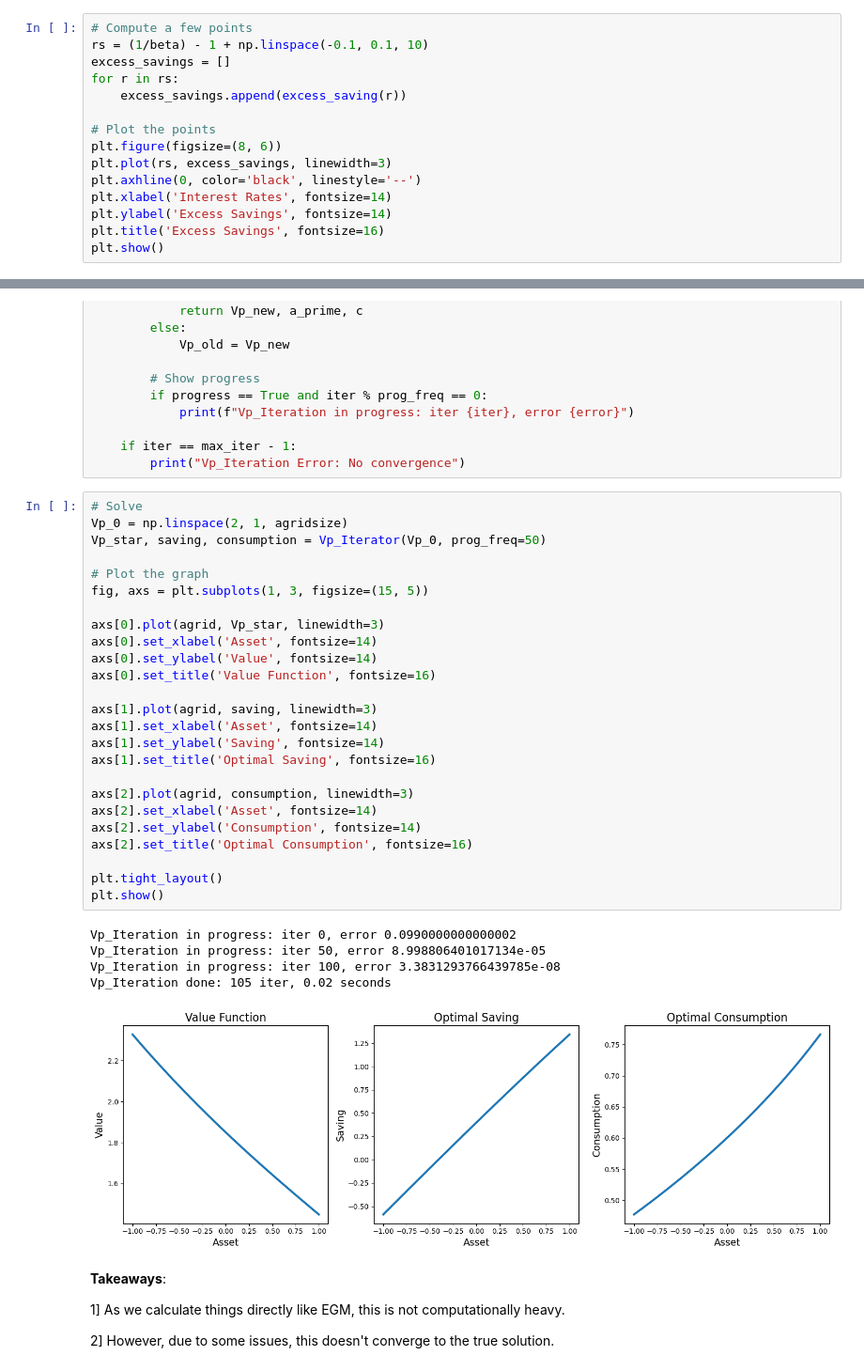
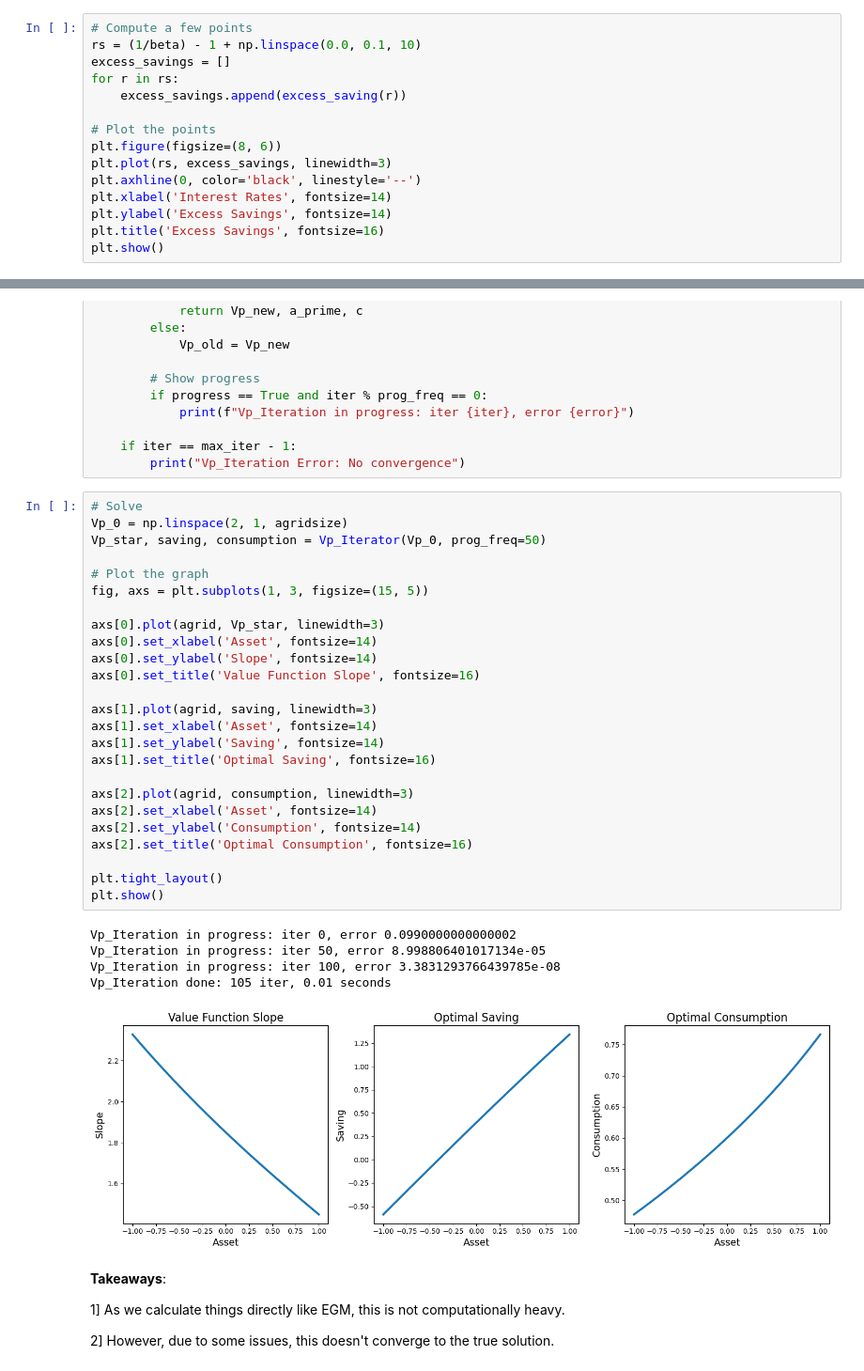
Before and after one commit to youngdoochoi05/Econ-281, a Jupyter notebook: Computation/Homeworks/hw2.ipynb, the cells around one changed output, grey strips where cells are left out. Shown at 94% size. Drawn from its saved outputs; the diff is of its cells as text.

```diff
--- a/Computation/Homeworks/hw2.ipynb
+++ b/Computation/Homeworks/hw2.ipynb
@@ -398,7 +398,7 @@ def excess_saving(r, agrid=agrid, EGM_Iteration=EGM_Iteration):
     return excess_saving
 # %%
 # Compute a few points
-rs = (1/beta) - 1 + np.linspace(-0.1, 0.1, 10)
+rs = (1/beta) - 1 + np.linspace(0.0, 0.1, 10)
 excess_savings = []
 for r in rs:
     excess_savings.append(excess_saving(r))
@@ -486,34 +486,34 @@ def Vp_Iterator(Vp_0, beta=beta, r=r, y=y, agrid=agrid, max_iter=max_iter, tol=t
 # %%
 # Solve
 Vp_0 = np.linspace(2, 1, agridsize)
 Vp_star, saving, consumption = Vp_Iterator(Vp_0, prog_freq=50)
 
 # Plot the graph
 fig, axs = plt.subplots(1, 3, figsize=(15, 5))
 
 axs[0].plot(agrid, Vp_star, linewidth=3)
 axs[0].set_xlabel('Asset', fontsize=14)
-axs[0].set_ylabel('Value', fontsize=14)
-axs[0].set_title('Value Function', fontsize=16)
+axs[0].set_ylabel('Slope', fontsize=14)
+axs[0].set_title('Value Function Slope', fontsize=16)
 
 axs[1].plot(agrid, saving, linewidth=3)
 axs[1].set_xlabel('Asset', fontsize=14)
 axs[1].set_ylabel('Saving', fontsize=14)
 axs[1].set_title('Optimal Saving', fontsize=16)
 
 axs[2].plot(agrid, consumption, linewidth=3)
 axs[2].set_xlabel('Asset', fontsize=14)
 axs[2].set_ylabel('Consumption', fontsize=14)
 axs[2].set_title('Optimal Consumption', fontsize=16)
 
 plt.tight_layout()
 plt.show()
 # %% [output]
 Vp_Iteration in progress: iter 0, error 0.0990000000000002
 Vp_Iteration in progress: iter 50, error 8.998806401017134e-05
 Vp_Iteration in progress: iter 100, error 3.3831293766439785e-08
-Vp_Iteration done: 105 iter, 0.02 seconds
+Vp_Iteration done: 105 iter, 0.01 seconds
-[figure, old version]
+[figure, new version]
 # %% [markdown]
 **Takeaways**:
 
```
Also changed, not shown: parts of 6 cells of this notebook, 2 other files.
